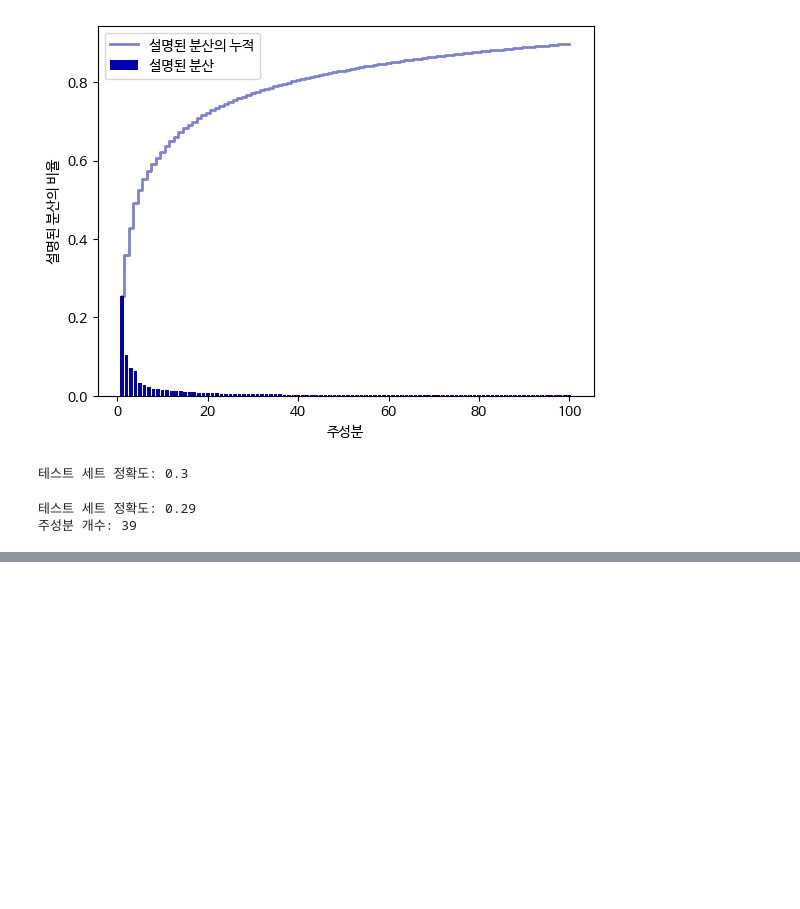
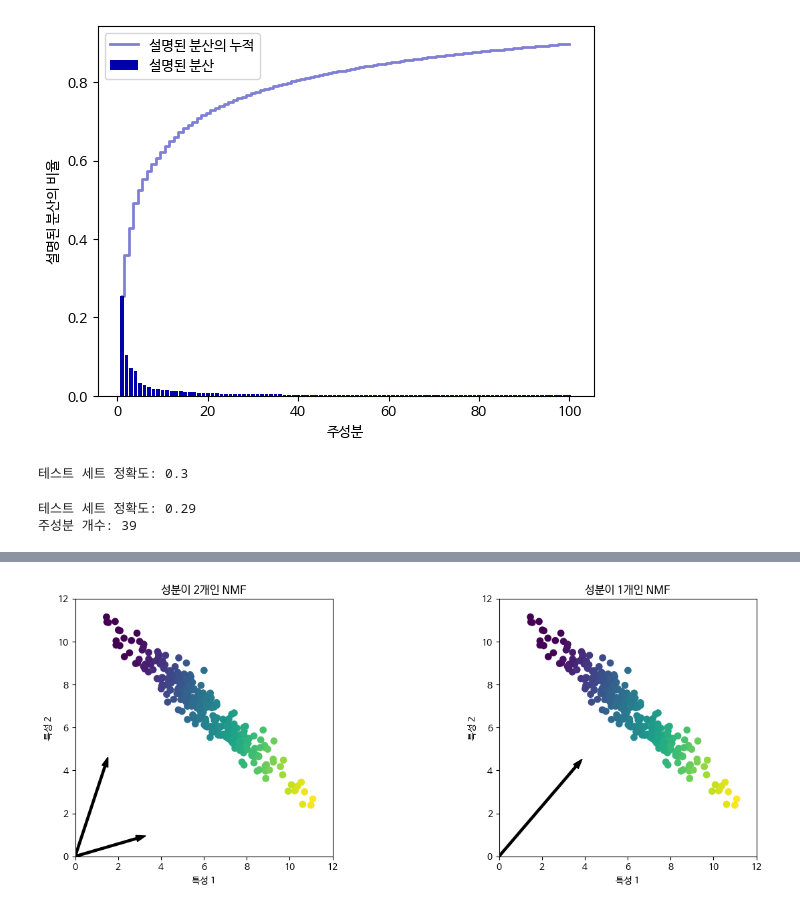
Before and after one commit to tjdux/Introduction-to-Machine-Learning-with-Python, a Jupyter notebook: 03_4_차원_축소,_특성_추출,_매니폴드_학습.ipynb, the cells around one changed output, grey strips where cells are left out. Saved outputs shown, nothing was run; the diff lists cells and outputs as text; code cells hidden in the pictures; blank space fills up the shorter version.

```diff
--- a/03_4_차원_축소,_특성_추출,_매니폴드_학습.ipynb
+++ b/03_4_차원_축소,_특성_추출,_매니폴드_학습.ipynb
@@ -394,0 +409,5 @@ print(f"주성분 개수: {pca.n_components_}")
+# %%
+# NMF로 찾은 성분이 2개일 때와 1개일 때
+mglearn.plots.plot_nmf_illustration()
+# %% [output]
+[figure, added]
```
Also changed, not shown: parts of 21 cells of this notebook.
